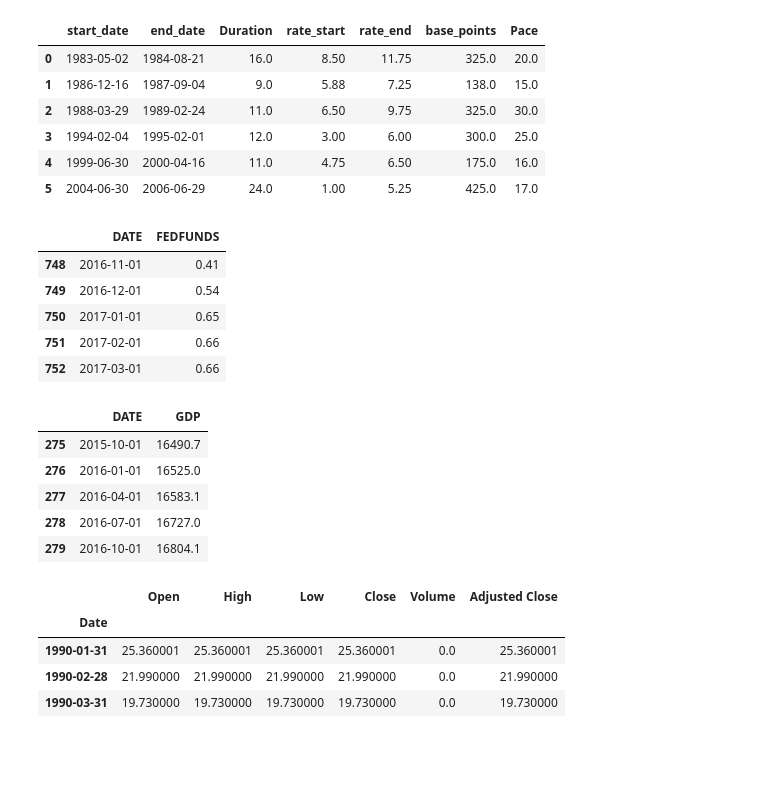
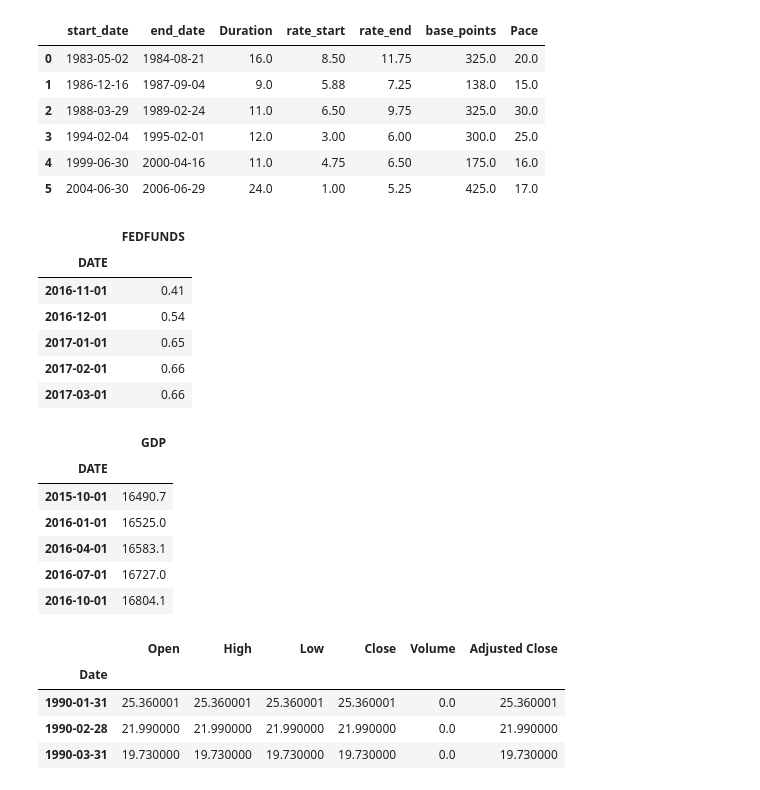
Before and after one commit to AndSoOn/Improvisation, a Jupyter notebook: fed/DataCleaning.ipynb, the cells around one changed output. Saved outputs shown, nothing was run; the diff lists cells and outputs as text; code cells hidden in the pictures; blank space fills up the shorter version.

```diff
--- a/fed/DataCleaning.ipynb
+++ b/fed/DataCleaning.ipynb
@@ -75,15 +75,17 @@ df_cycle.to_csv('./data_cleaned/rate_hike_circles.csv')
 # %%
 fed_rate_raw = pd.read_csv('data_raw/EFFR.csv')
 fed_rate_raw.loc[len(fed_rate_raw)] = ['2017-03-01', 0.66]
 fed_rate_raw.DATE = pd.to_datetime(fed_rate_raw.DATE)
+fed_rate_raw.set_index(['DATE'], inplace=True)
 fed_rate_raw.tail()
 # %% [output]
-|  | DATE | FEDFUNDS |
-| 748 | 2016-11-01 | 0.41 |
-| 749 | 2016-12-01 | 0.54 |
-| 750 | 2017-01-01 | 0.65 |
-| 751 | 2017-02-01 | 0.66 |
-| 752 | 2017-03-01 | 0.66 |
+|  | FEDFUNDS |
+| DATE |  |
+| 2016-11-01 | 0.41 |
+| 2016-12-01 | 0.54 |
+| 2017-01-01 | 0.65 |
+| 2017-02-01 | 0.66 |
+| 2017-03-01 | 0.66 |
 # %%
 fed_rate_raw.to_csv('data_cleaned/effr_cleaned.csv')
 # %%
@@ -91,14 +93,16 @@ gdp_raw = pd.read_csv('data_raw/gdp_real.csv')
 #gdp_raw = pd.read_csv('data/gdp_real_rate.csv')
 gdp_raw.columns = ['DATE', 'GDP']
 gdp_raw.DATE = pd.to_datetime(gdp_raw.DATE)
+gdp_raw.set_index(['DATE'], inplace=True)
 gdp_raw.tail()
 # %% [output]
-|  | DATE | GDP |
-| 275 | 2015-10-01 | 16490.7 |
-| 276 | 2016-01-01 | 16525.0 |
-| 277 | 2016-04-01 | 16583.1 |
-| 278 | 2016-07-01 | 16727.0 |
-| 279 | 2016-10-01 | 16804.1 |
+|  | GDP |
+| DATE |  |
+| 2015-10-01 | 16490.7 |
+| 2016-01-01 | 16525.0 |
+| 2016-04-01 | 16583.1 |
+| 2016-07-01 | 16727.0 |
+| 2016-10-01 | 16804.1 |
 # %%
 gdp_raw.to_csv('data_cleaned/real_gdp_index.csv')
 # %%
```
Also changed, not shown: parts of 2 cells of this notebook, 6 other files.
